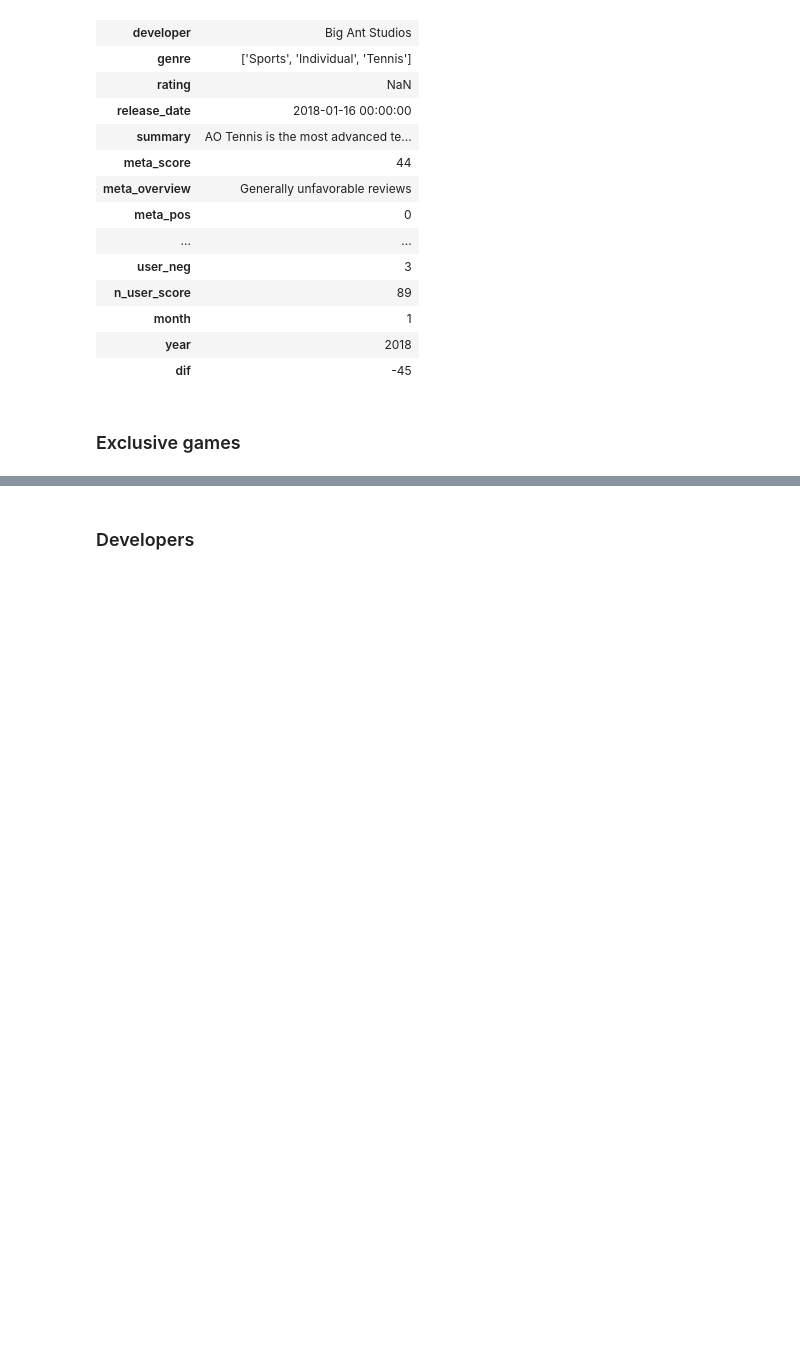
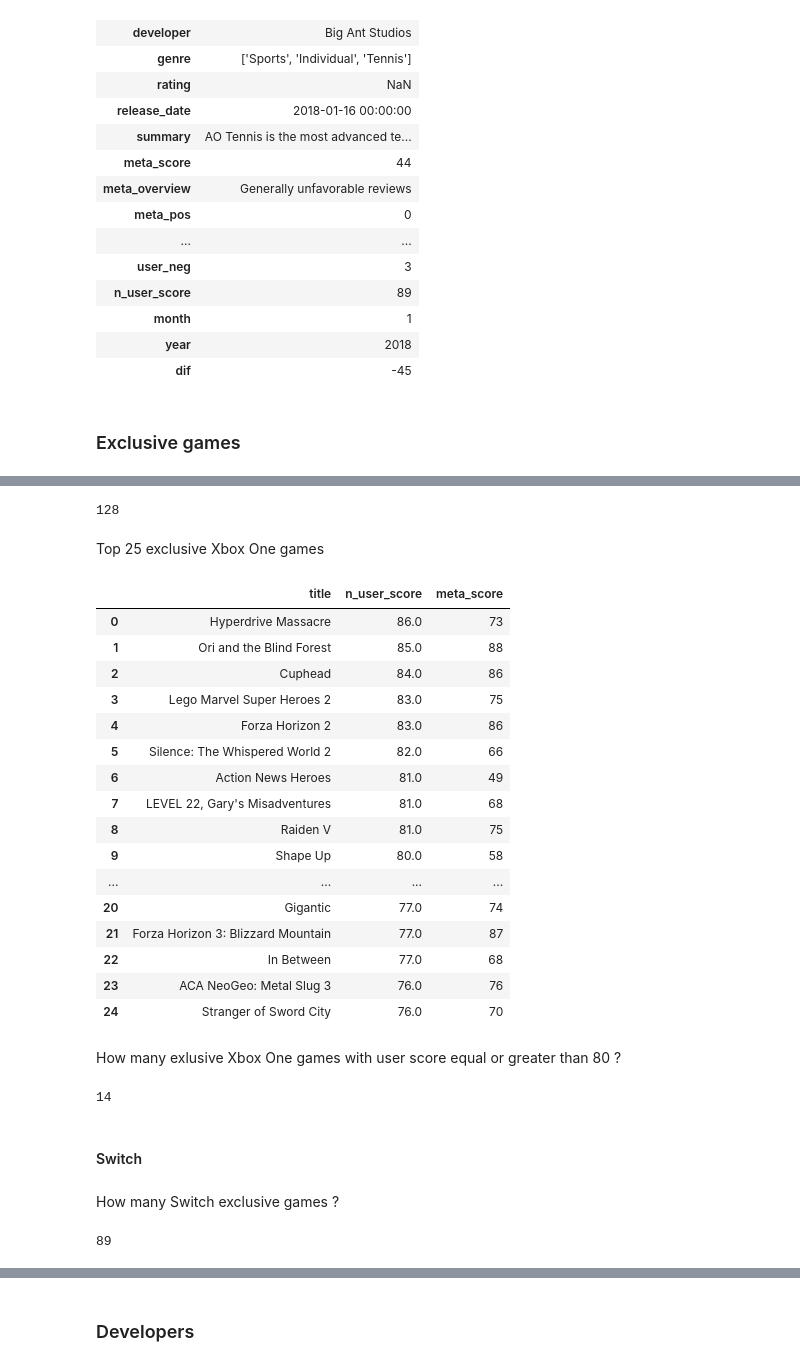
Before and after one commit to martinpella/metacritic, a Jupyter notebook: eda.ipynb, the cells around one changed output, grey strips where cells are left out. Drawn from its saved outputs; the diff is of its cells as text; code cells hidden in the pictures; blank space fills up the shorter version.

```diff
--- a/eda.ipynb
+++ b/eda.ipynb
@@ -306,0 +276,42 @@ len(xone_list.difference(ps4_list))
+# %%
+xone_exclusives = tmp.loc[tmp['title'].isin(list(xone_list.difference(ps4_list).difference(switch))), ('title', 'n_user_score', 'meta_score')].sort_values('n_user_score', ascending=False).reset_index(drop=True)
+len(xone_exclusives)
+# %% [output]
+128
+# %% [markdown]
+Top 25 exclusive Xbox One games
+# %%
+xone_exclusives[:25]
+# %% [output]
+|  | title | n_user_score | meta_score |
+| 0 | Hyperdrive Massacre | 86.0 | 73 |
+| 1 | Ori and the Blind Forest | 85.0 | 88 |
+| 2 | Cuphead | 84.0 | 86 |
+| 3 | Lego Marvel Super Heroes 2 | 83.0 | 75 |
+| 4 | Forza Horizon 2 | 83.0 | 86 |
+| 5 | Silence: The Whispered World 2 | 82.0 | 66 |
+| 6 | Action News Heroes | 81.0 | 49 |
+| 7 | LEVEL 22, Gary's Misadventures | 81.0 | 68 |
+| 8 | Raiden V | 81.0 | 75 |
+| 9 | Shape Up | 80.0 | 58 |
+| ... | ... | ... | ... |
+| 20 | Gigantic | 77.0 | 74 |
+| 21 | Forza Horizon 3: Blizzard Mountain | 77.0 | 87 |
+| 22 | In Between | 77.0 | 68 |
+| 23 | ACA NeoGeo: Metal Slug 3 | 76.0 | 76 |
+| 24 | Stranger of Sword City | 76.0 | 70 |
+# %% [markdown]
+How many exlusive Xbox One games with user score equal or greater than 80 ?
+# %%
+len(xone_exclusives.loc[xone_exclusives['n_user_score'] >= 80])
+# %% [output]
+14
+# %% [markdown]
+#### Switch
+# %% [markdown]
+How many Switch exclusive games ?
+# %%
+switch_exclusives = tmp.loc[tmp['title'].isin(list(switch_list.difference(ps4_list).difference(xone_list))), ('title', 'n_user_score', 'meta_score')].sort_values('n_user_score', ascending=False).reset_index(drop=True)
+len(switch_exclusives)
+# %% [output]
+89
```
Also changed, not shown: parts of 22 cells of this notebook.
